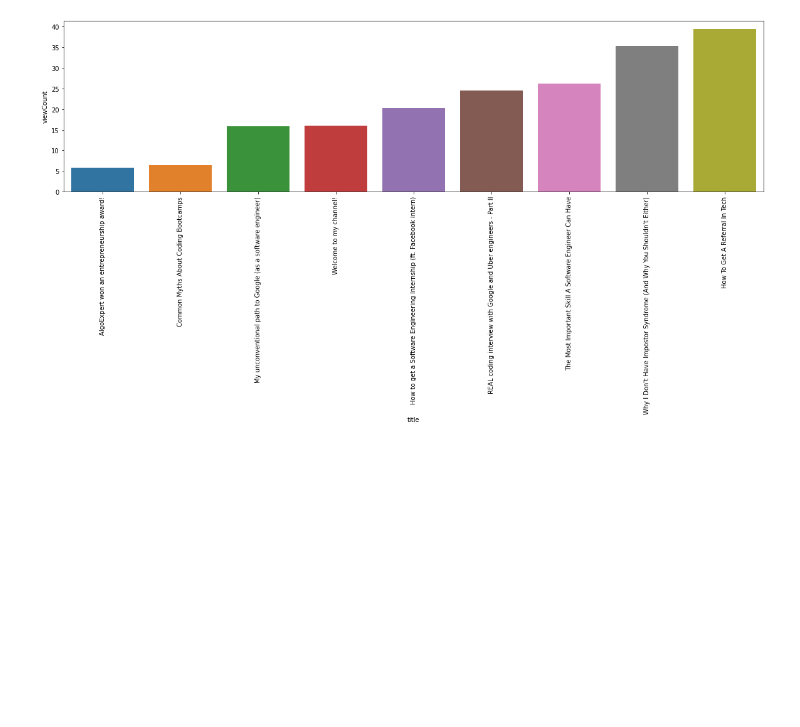
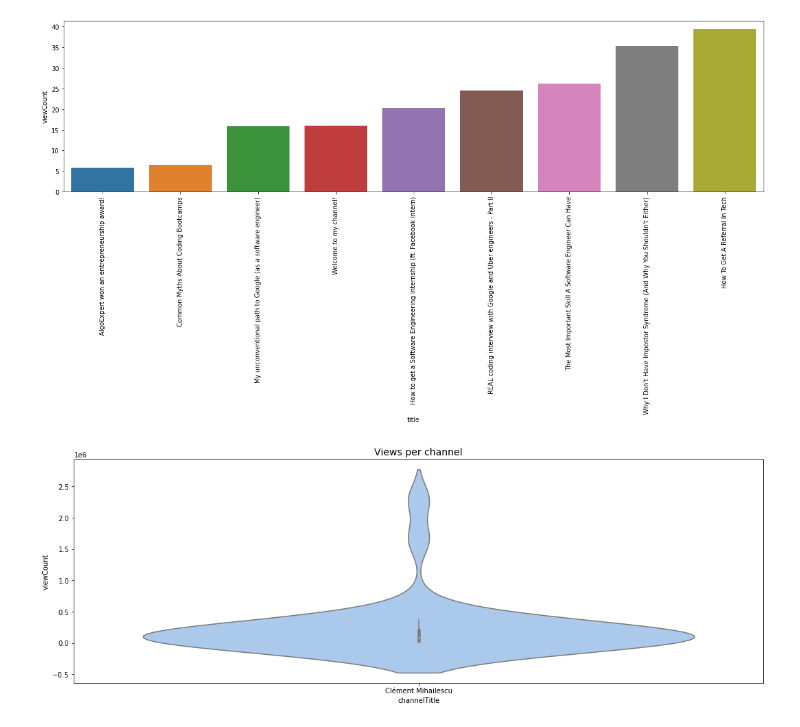
Before and after one commit to AlejMrv/data-analysis-youtube-with-api-connection, a Jupyter notebook: youtube-analysis.ipynb, the cells around one changed output. Drawn from its saved outputs; the diff is of its cells as text; code cells hidden in the pictures; blank space fills up the shorter version.

```diff
--- a/youtube-analysis.ipynb
+++ b/youtube-analysis.ipynb
@@ -283,3 +283,10 @@ plot = ax.set_xticklabels(ax.get_xticklabels(), rotation=90)
 ax.yaxis.set_major_formatter(ticker.FuncFormatter(lambda x, pos:'{:,.0f}'.format(x/1000) ))
 # %% [output]
 [figure]
+# %%
+plt.rcParams['figure.figsize'] = (18, 6)
+sns.violinplot(video_df['channelTitle'], video_df['viewCount'], palette = 'pastel')
+plt.title('Views per channel', fontsize = 14)
+plt.show()
+# %% [output]
+[figure, added]
```
Also changed, not shown: parts of 8 cells of this notebook.
